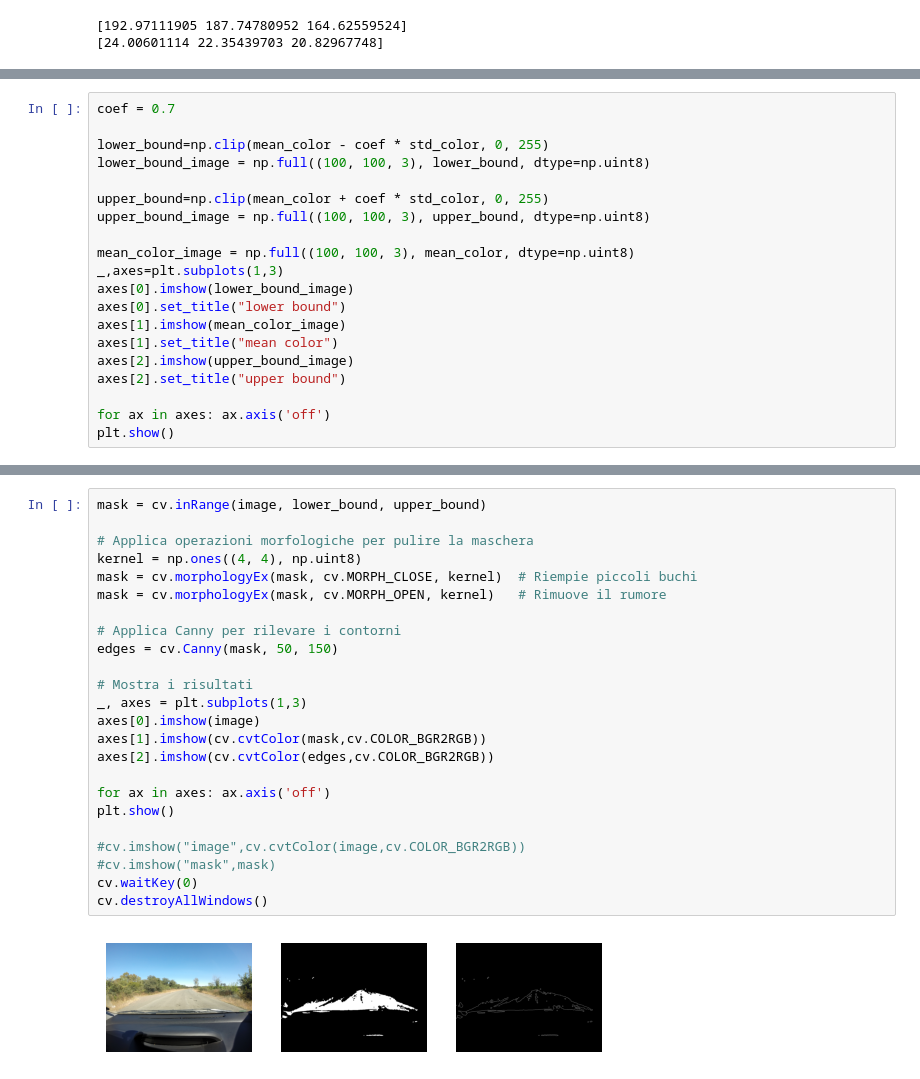
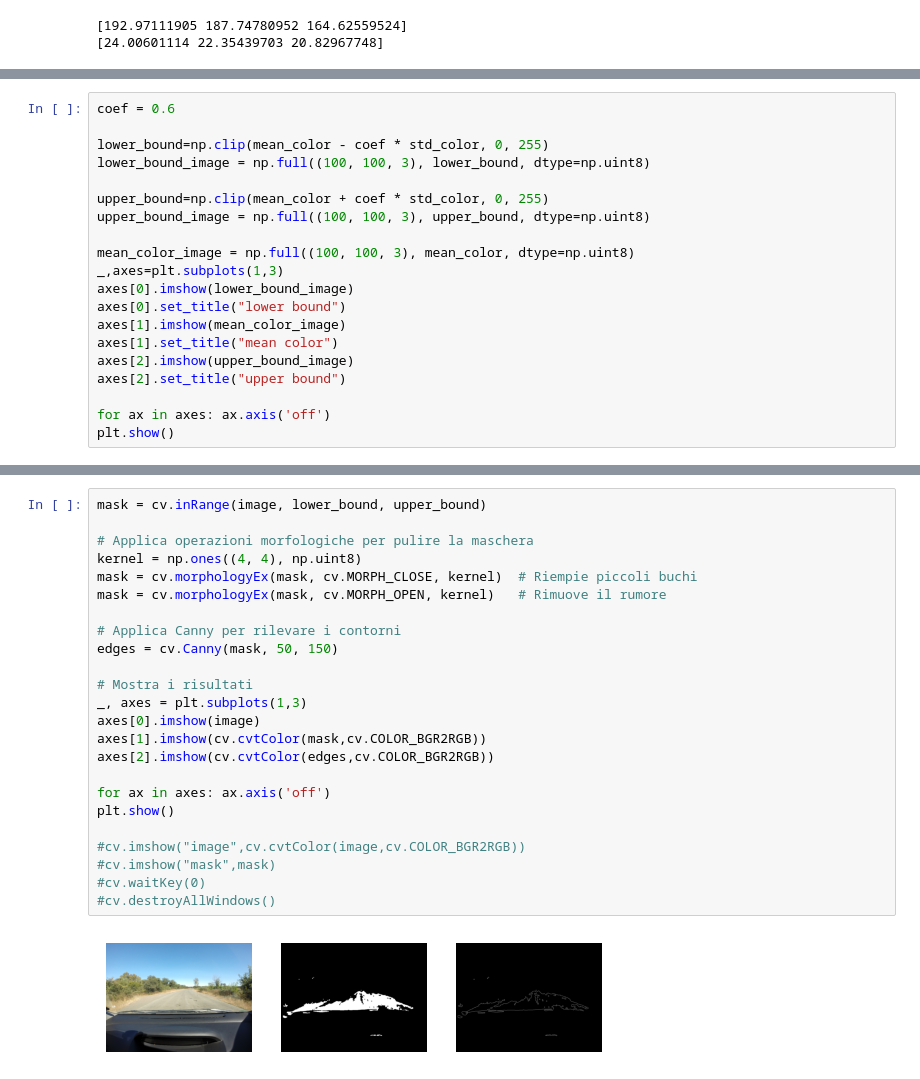
Before and after one commit to christiandalfarra/SIVProject, a Jupyter notebook: project_notebook.ipynb, the cells around one changed output, grey strips where cells are left out. Drawn from its saved outputs; the diff is of its cells as text.

```diff
--- a/project_notebook.ipynb
+++ b/project_notebook.ipynb
@@ -68,5 +91,5 @@ Define the range of colors in the ROI that we retain are from the road and show
 # %%
-coef = 0.7
+coef = 0.6
 
 lower_bound=np.clip(mean_color - coef * std_color, 0, 255)
 lower_bound_image = np.full((100, 100, 3), lower_bound, dtype=np.uint8)
@@ -92,26 +122,26 @@ Create a mask with the colors defined above and extract the road from the image
 # %%
 mask = cv.inRange(image, lower_bound, upper_bound)
 
 # Applica operazioni morfologiche per pulire la maschera
 kernel = np.ones((4, 4), np.uint8)
 mask = cv.morphologyEx(mask, cv.MORPH_CLOSE, kernel)  # Riempie piccoli buchi
 mask = cv.morphologyEx(mask, cv.MORPH_OPEN, kernel)   # Rimuove il rumore
 
 # Applica Canny per rilevare i contorni
 edges = cv.Canny(mask, 50, 150)
 
 # Mostra i risultati
 _, axes = plt.subplots(1,3)
 axes[0].imshow(image)
 axes[1].imshow(cv.cvtColor(mask,cv.COLOR_BGR2RGB))
 axes[2].imshow(cv.cvtColor(edges,cv.COLOR_BGR2RGB))
 
 for ax in axes: ax.axis('off')
 plt.show()
 
 #cv.imshow("image",cv.cvtColor(image,cv.COLOR_BGR2RGB))
 #cv.imshow("mask",mask)
-cv.waitKey(0)
-cv.destroyAllWindows()
+#cv.waitKey(0)
+#cv.destroyAllWindows()
 # %% [output]
-[figure, old version]
+[figure, new version]
```
Also changed, not shown: parts of 23 cells of this notebook.
